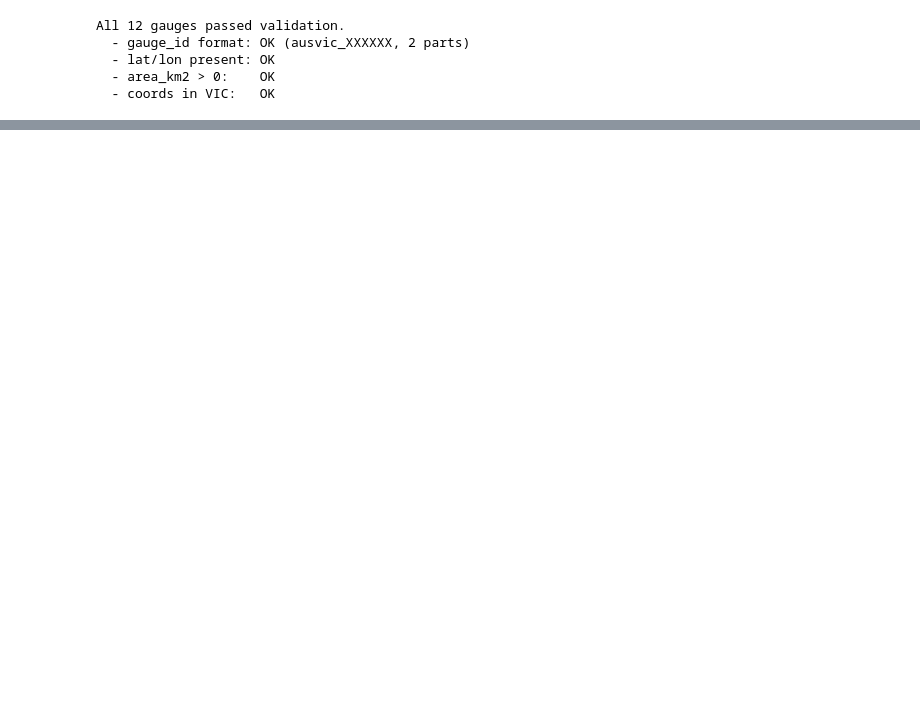
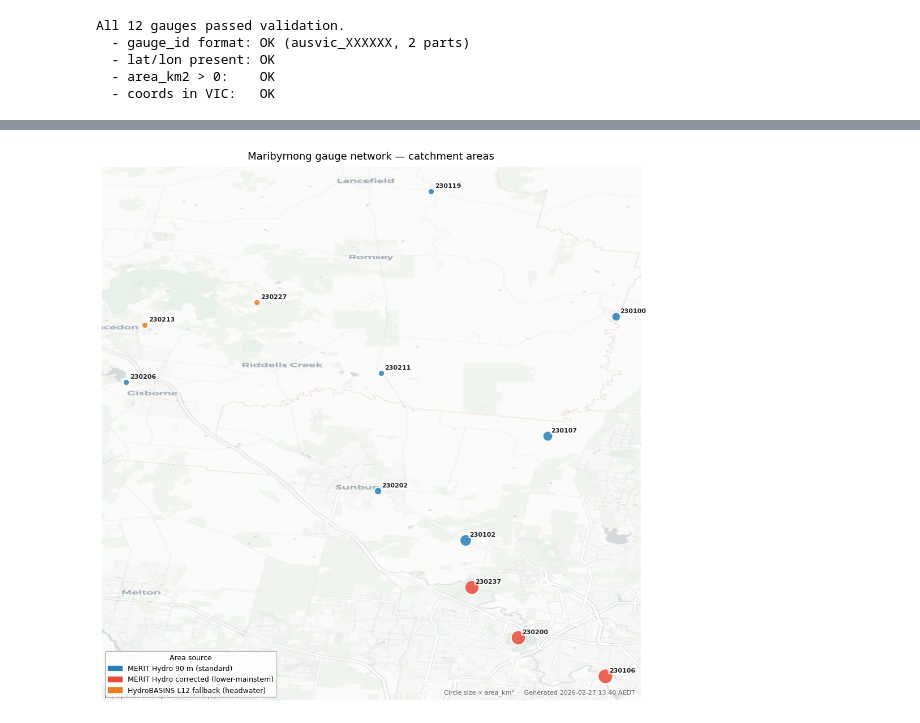
Before and after one commit to maribyrnongfloods/FloodHubMaribyrnong, a Jupyter notebook: notebooks/0a-derive_gauge_config_ausvic.ipynb, the cells around one changed output, grey strips where cells are left out. Drawn from its saved outputs; the diff is of its cells as text; code cells hidden in the pictures; blank space fills up the shorter version.

Commit message:
feat: Add notebook to derive ausvic gauge configuration from primary sources.

```diff
--- a/notebooks/0a-derive_gauge_config_ausvic.ipynb
+++ b/notebooks/0a-derive_gauge_config_ausvic.ipynb
@@ -636,9 +740,10 @@ for g in GAUGES:
 # %%
-# â”€â”€ Print as Python dict literal (copy into gauges_config.py if updated) â”€â”€â”€â”€â”€â”€
+# ── Print as Python dict literal (copy into gauges_config.py if updated) ───────
 print('GAUGES = [')
 for g in GAUGES:
-    print(f"    {{'gauge_id': {repr(g['gauge_id']):<22} 'name': {repr(g['name']):<46} "
-          f"'lat': {g['lat']:<16} 'lon': {g['lon']:<16} 'area_km2': {g['area_km2']}}},")
+    print(f"    {{'gauge_id': {repr(g['gauge_id']):<24}, "
+          f"'name': {repr(g['name']):<48}, "
+          f"'lat': {g['lat']}, 'lon': {g['lon']}, 'area_km2': {g['area_km2']}}},")
 print(']')
 # %% [output]
 GAUGES = [
@@ -726,0 +844,62 @@ GAUGES saved: /content/drive/MyDrive/caravan_maribyrnong_gee/gauges_ausvic.json
+# %%
+try:
+    import contextily as ctx
+except ModuleNotFoundError:
+    import subprocess, sys
+    subprocess.check_call([sys.executable, '-m', 'pip', 'install', 'contextily', '-q'])
+    import contextily as ctx
+
+import matplotlib.pyplot as plt
+import matplotlib.patches as mpatches
+import pyproj
+from datetime import datetime
+from zoneinfo import ZoneInfo
+
+# ── Gauge categories ───────────────────────────────────────────────────────────
+MAINSTEM_CORRECTED = {'ausvic_230237', 'ausvic_230200', 'ausvic_230106'}
+HEADWATER_FALLBACK = {'ausvic_230213', 'ausvic_230227'}
+
+def gauge_colour(gid):
+    if gid in MAINSTEM_CORRECTED: return '#e74c3c'   # red
+    if gid in HEADWATER_FALLBACK:  return '#e67e22'   # orange
+    return '#2980b9'                                   # blue
+
+# ── Plot ───────────────────────────────────────────────────────────────────────
+transformer = pyproj.Transformer.from_crs('EPSG:4326', 'EPSG:3857', always_xy=True)
+
+fig, ax = plt.subplots(figsize=(10, 10))
+
+for g in GAUGES:
+    x, y   = transformer.transform(g['lon'], g['lat'])
+    colour = gauge_colour(g['gauge_id'])
+    size   = max(60, g['area_km2'] * 0.25)   # circle area ∝ area_km²
+    ax.scatter(x, y, s=size, c=colour, alpha=0.85,
+               edgecolors='white', linewidths=1.2, zorder=5)
+    sid = g['gauge_id'].replace('ausvic_', '')
+    ax.annotate(sid, xy=(x, y), xytext=(5, 5), textcoords='offset points',
+                fontsize=8, fontweight='bold', color='#222',
+                bbox=dict(boxstyle='round,pad=0.2', fc='white', alpha=0.6, ec='none'),
+                zorder=6)
+
+ctx.add_basemap(ax, crs='EPSG:3857', source=ctx.providers.CartoDB.Positron, zoom=11)
+
+patches = [
+    mpatches.Patch(color='#2980b9', label='MERIT Hydro 90 m (standard)'),
+    mpatches.Patch(color='#e74c3c', label='MERIT Hydro corrected (lower-mainstem)'),
+    mpatches.Patch(color='#e67e22', label='HydroBASINS L12 fallback (headwater)'),
+]
+ax.legend(handles=patches, loc='lower left', fontsize=9,
+          framealpha=0.9, edgecolor='#aaa', title='Area source', title_fontsize=9)
+ax.set_title('Maribyrnong gauge network — catchment areas', fontsize=13, pad=10)
+_mel = ZoneInfo('Australia/Melbourne')
+ts = datetime.now(_mel).strftime('%Y-%m-%d %H:%M %Z')
+ax.annotate(
+    f'Circle size ∝ area_km²  ·  Generated {ts}',
+    xy=(0.99, 0.01), xycoords='axes fraction',
+    ha='right', va='bottom', fontsize=8, color='#666',
+)
+ax.set_axis_off()
+plt.tight_layout()
+plt.show()
+# %% [output]
+[figure, added]
```
Also changed, not shown: parts of 12 cells of this notebook, 1 other file.
